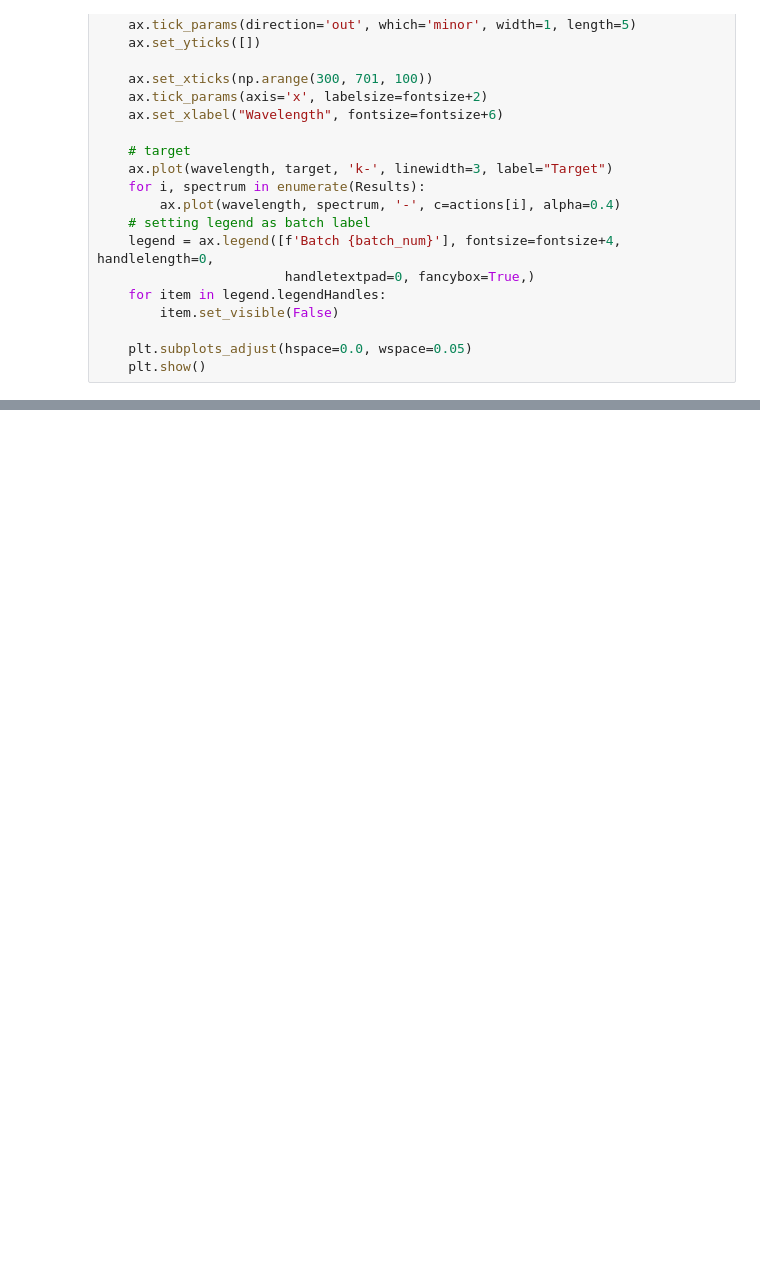
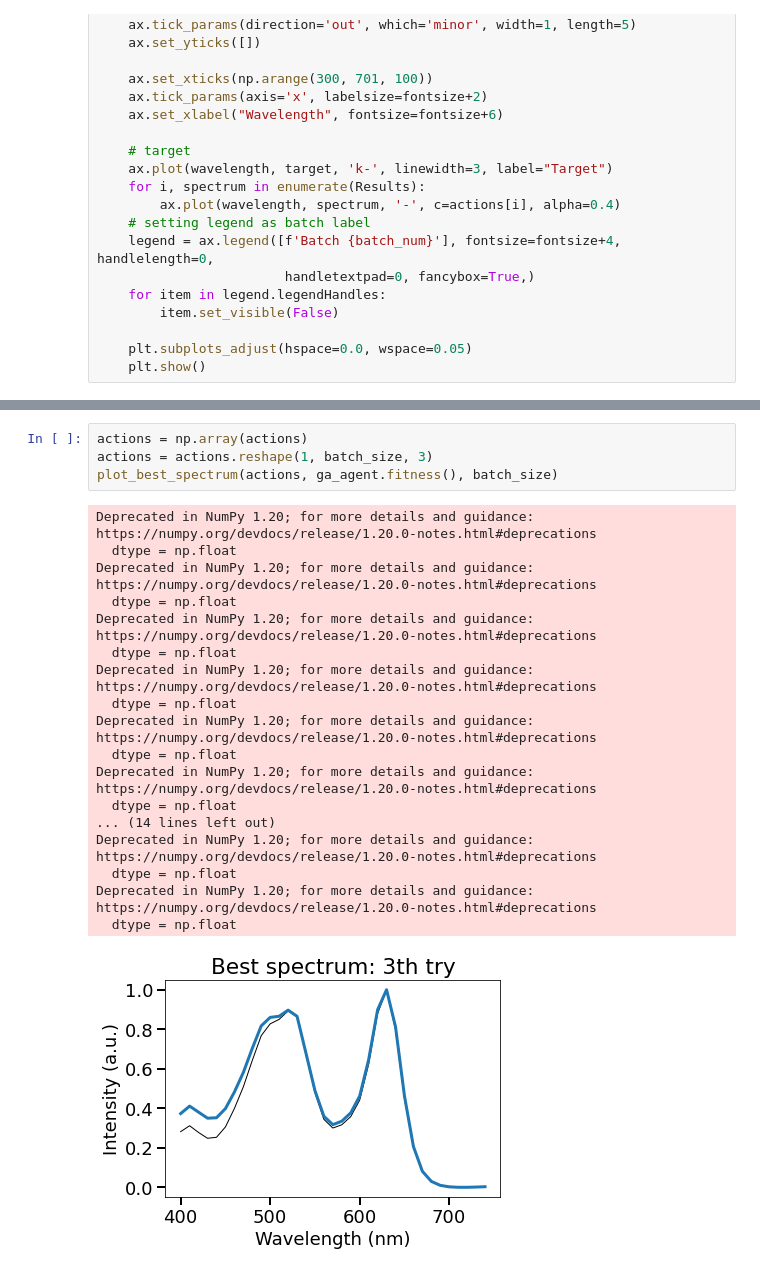
Before and after one commit to REAL-Pipetting/REinforced-Automaton-Learning-REAL-Pipetting, a Jupyter notebook: realpy/Examples/Tutorials/Tutorial.ipynb, the cells around one changed output, grey strips where cells are left out. Drawn from its saved outputs; the diff is of its cells as text; blank space fills up the shorter version.

```diff
--- a/realpy/Examples/Tutorials/Tutorial.ipynb
+++ b/realpy/Examples/Tutorials/Tutorial.ipynb
@@ -314,0 +369,23 @@ plt.show()
+# %%
+actions = np.array(actions)
+actions = actions.reshape(1, batch_size, 3)
+plot_best_spectrum(actions, ga_agent.fitness(), batch_size)
+# %% [output]
+Deprecated in NumPy 1.20; for more details and guidance: https://numpy.org/devdocs/release/1.20.0-notes.html#deprecations
+  dtype = np.float
+Deprecated in NumPy 1.20; for more details and guidance: https://numpy.org/devdocs/release/1.20.0-notes.html#deprecations
+  dtype = np.float
+Deprecated in NumPy 1.20; for more details and guidance: https://numpy.org/devdocs/release/1.20.0-notes.html#deprecations
+  dtype = np.float
+Deprecated in NumPy 1.20; for more details and guidance: https://numpy.org/devdocs/release/1.20.0-notes.html#deprecations
+  dtype = np.float
+Deprecated in NumPy 1.20; for more details and guidance: https://numpy.org/devdocs/release/1.20.0-notes.html#deprecations
+  dtype = np.float
+Deprecated in NumPy 1.20; for more details and guidance: https://numpy.org/devdocs/release/1.20.0-notes.html#deprecations
+  dtype = np.float
+... (14 lines left out)
+Deprecated in NumPy 1.20; for more details and guidance: https://numpy.org/devdocs/release/1.20.0-notes.html#deprecations
+  dtype = np.float
+Deprecated in NumPy 1.20; for more details and guidance: https://numpy.org/devdocs/release/1.20.0-notes.html#deprecations
+  dtype = np.float
+[figure, added]
```
Also changed, not shown: parts of 16 cells of this notebook.
